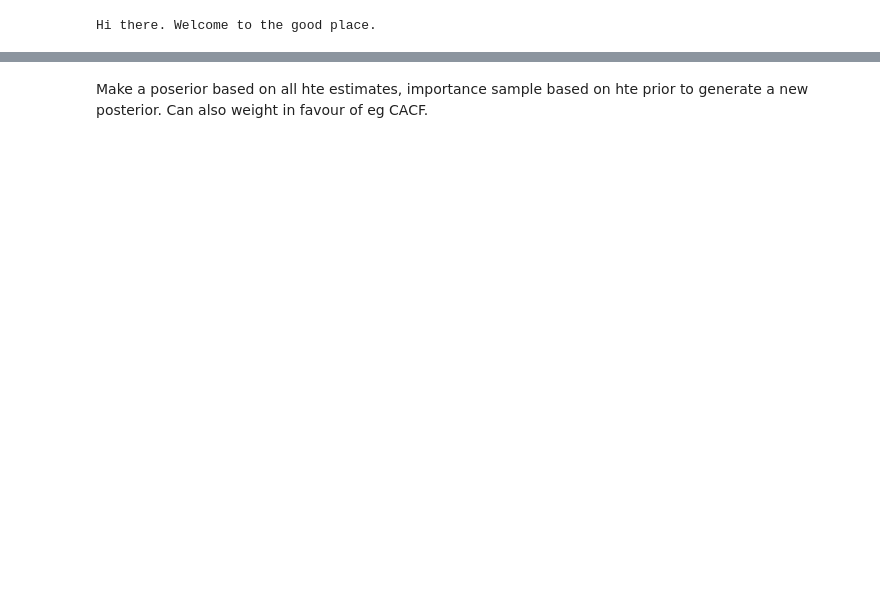
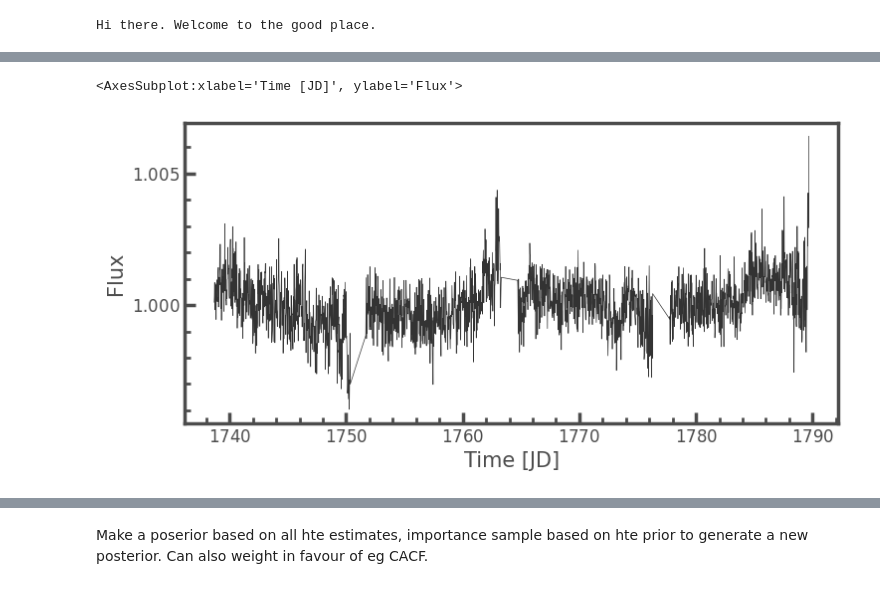
Before and after one commit to ojhall94/michael, a Jupyter notebook: Examples/Example.ipynb, the cells around one changed output, grey strips where cells are left out. Drawn from its saved outputs; the diff is of its cells as text; code cells hidden in the pictures; blank space fills up the shorter version.

```diff
--- a/Examples/Example.ipynb
+++ b/Examples/Example.ipynb
@@ -58,0 +54,6 @@ j = janet.boot(uni, index=index, use_prior=True, obs=obs)
+# %%
+# ax = j.void['clc_16-17'].plot()
+j.void['cpmlc_16-17'].plot()
+# %% [output]
+<AxesSubplot:xlabel='Time [JD]', ylabel='Flux'>
+[figure, added]
```
Also changed, not shown: parts of 20 cells of this notebook, 2 other files.
